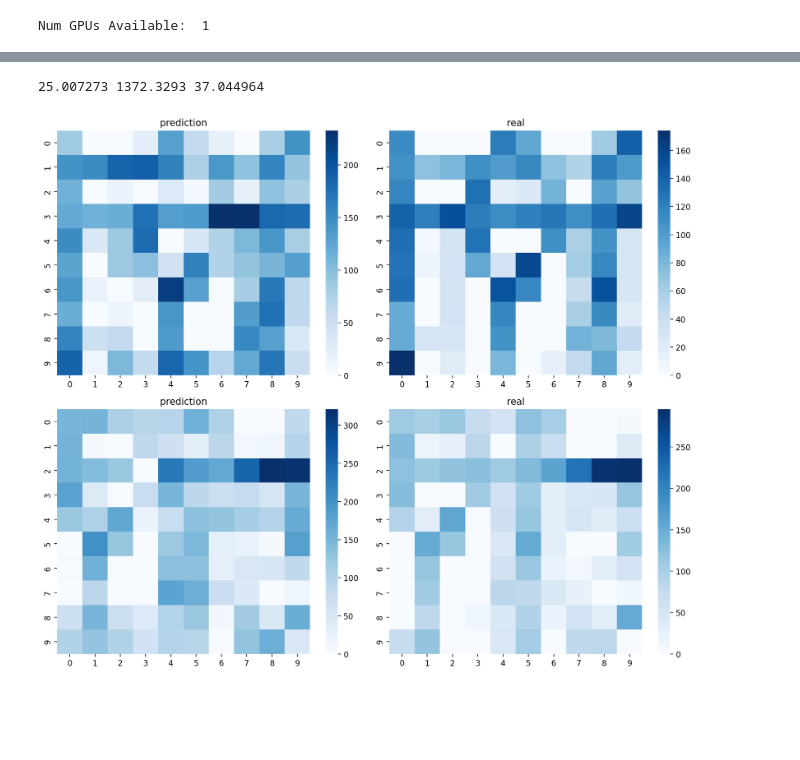
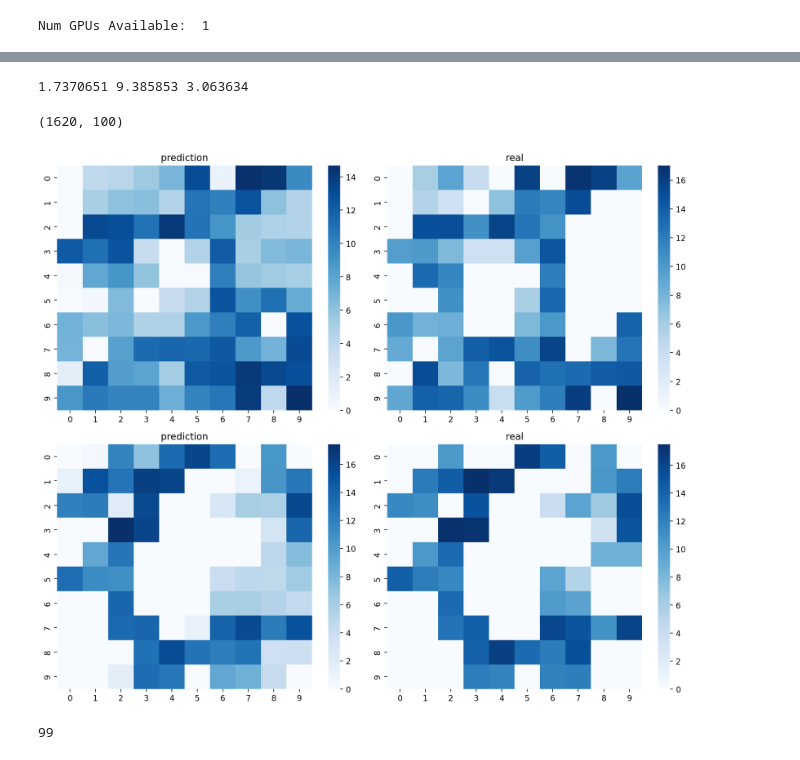
Before and after one commit to Maizehsu/PRP-2021-Summer, a Jupyter notebook: Code_lc/CNN&RNN/CNN_speed.ipynb, the cells around one changed output, grey strips where cells are left out. Saved outputs shown, nothing was run; the diff lists cells and outputs as text; code cells hidden in the pictures; blank space fills up the shorter version.

```diff
--- a/Code_lc/CNN&RNN/CNN_speed.ipynb
+++ b/Code_lc/CNN&RNN/CNN_speed.ipynb
@@ -8,9 +8,9 @@ data = pd.read_csv(DATASET_B_PATH_WIN).drop(['Unnamed: 0'], axis=1)
 # 设置需要处理的空间网格区间的边界
 # 范围不能太大，会超内存而无法运行
 
-ROW_LIM_DOWN = int(data_in.row_id.min())
-ROW_LIM_UP = int(data_in.row_id.max() - 80)
-COL_LIM_DOWN = int(data_in.col_id.min())
-COL_LIM_UP = int(data_in.col_id.max() - 80)
+ROW_LIM_DOWN = int(data.row_id.min())
+ROW_LIM_UP = int(data.row_id.max() - 110)
+COL_LIM_DOWN = int(data.col_id.min())
+COL_LIM_UP = int(data.col_id.max() - 110)
 print((ROW_LIM_DOWN, ROW_LIM_UP, COL_LIM_DOWN, COL_LIM_UP))
 # %% [output]
@@ -118,21 +141,19 @@ speed_pivot
 # %%
-import numpy as np
-
 # 数据增强
-def gen_movie(df, nrows=ceil(NROWS/2), ncols=ceil(NCOLS/2), ntime=30*TIME_UNIT, win_s=10, win_t=3):
-    n_i = nrows - win_s + 1   # 18
-    n_j = ncols - win_s + 1   # 25
+win_s = 10
+win_t = 3
+def gen_movie(df, nrows=ceil(NROWS/2), ncols=ceil(NCOLS/2), ntime=30*TIME_UNIT, win_s=win_s, win_t=win_t):  #注意：win_s必须得小于nrows,ncols!!!
+    n_i = nrows - win_s + 1
+    n_j = ncols - win_s + 1
     piece = []
-    for t in range(TIME_UNIT, ntime+1):
+    for t in range(3*TIME_UNIT - 1, ntime):   #第一天末尾的hourid索引实际上是TIME_UNIT - 1，而不是TIME_UNIT
         for i in range(n_i):
             for j in range(n_j):
                 # 周期特征
-                prd_piece = df[t - TIME_UNIT:t - TIME_UNIT + 1, i:i+win_s, j:j+win_s]
+                prd_piece = df[t-(3*TIME_UNIT - 1) : t - (TIME_UNIT - 1) + 1: TIME_UNIT, i:i+win_s, j:j+win_s]
                 # 邻近特征
-                nbr_piece = df[t-win_t:t, i:i+win_s, j:j+win_s]
+                nbr_piece = df[t-win_t:t+1, i:i+win_s, j:j+win_s]
                 piece.append(np.vstack([prd_piece, nbr_piece]))
     return np.stack(piece)
 
 movie = gen_movie(np.asarray(speed_pivot_np.reshape(30*TIME_UNIT, ceil(NROWS/2), ceil(NCOLS/2)), order='C'))
-np.save('data_x.npy', movie[:, :3])
-np.save('data_y.npy', movie[:, 3])
@@ -226,10 +258,11 @@ data_y = data_y.astype('float32')
 # %%
-N_SAMPLE_PER_HOUR = (ceil(NROWS/2) - 10 + 1) * (ceil(NCOLS/2) - 10 + 1) # 计算数据增强（裁剪）之后，一个hourid内的数据数量
+N_SAMPLE_PER_HOUR = (ceil(NROWS/2) - win_s + 1) * (ceil(NCOLS/2) - win_s + 1) # 计算数据增强（裁剪）之后，一个hourid内的数据数量
 N_SAMPLES_LAST_DAY = TIME_UNIT * N_SAMPLE_PER_HOUR #计算最后一天的样本（数据）量
 
+Max = max(data_x.max(), data_y.max())
 
-data_x /= 1404 # 归一化
-data_y /= 1404 # 归一化  #TODO:此处归一化的方法存疑
+data_x /= Max # 归一化
+data_y /= Max # 归一化  #TODO:此处归一化的方法存疑
 train_x, train_y = data_x[:-N_SAMPLES_LAST_DAY], data_y[:-N_SAMPLES_LAST_DAY] # 训练集
 test_x, test_y = data_x[-N_SAMPLES_LAST_DAY:], data_y[-N_SAMPLES_LAST_DAY:] # 测试集
 model = cnn_model(train_x.shape[1:])
@@ -238,7 +271,7 @@ model.compile(loss='mse',
               optimizer=opt,
               metrics=['mae', 'mse'])
 batch_size = 32 # 训练批次大小
-epochs = 30  # 训练轮数
+epochs = 50  # 训练轮数
 earlystop = tf.keras.callbacks.EarlyStopping(monitor='val_loss', patience=10) # 早停策略
 model.fit(train_x, train_y.reshape(-1, 100),
         batch_size=batch_size,
@@ -268,29 +301,33 @@ Epoch 30/30
 # %%
 # 计算误差
 predictions_test = model.predict(test_x, batch_size=512)
-mae_test = mean_absolute_error(predictions_test * 1404, test_y.reshape(-1, 100) * 1404)
-mse_test = mean_squared_error(predictions_test * 1404, test_y.reshape(-1, 100) * 1404)
+mae_test = mean_absolute_error(predictions_test * Max, test_y.reshape(-1, 100) * Max)
+mse_test = mean_squared_error(predictions_test * Max, test_y.reshape(-1, 100) * Max)
 print(mae_test, mse_test, np.sqrt(mse_test)) # 测试集误差
 # %% [output]
-25.007273 1372.3293 37.044964
+1.7370651 9.385853 3.063634
+# %%
+np.shape(predictions_test)
+# %% [output]
+(1620, 100)
 # %%
 # 预测结果可视化
 import matplotlib.pyplot as plt
 import seaborn as sns
 
 fig, ax = plt.subplots(2, 2, figsize=(12, 10), dpi=200)
 for idx, (axi, volframe) in enumerate(zip(ax.ravel(), [
-    predictions_test[56].reshape(10,-1),
-    test_y[56],
-    predictions_test[80].reshape(10,-1),
-    test_y[80],
+    predictions_test[35].reshape(10,-1),
+    test_y[35],
+    predictions_test[36].reshape(10,-1),
+    test_y[36],
 ])):
-    sns.heatmap(volframe * 1404, vmin=0, cmap='Blues', ax=axi)
+    sns.heatmap(volframe * Max, vmin=0, cmap='Blues', ax=axi)
     if idx % 2 == 0:
         axi.set_title('prediction')
     else:
         axi.set_title('real')
 plt.tight_layout()
 plt.show()
 # %% [output]
-[figure, old version]
+[figure, new version]
@@ -296,0 +357,4 @@ plt.show()
+# %%
+flattenIndex(10,10)
+# %% [output]
+99
```
Also changed, not shown: parts of 17 cells of this notebook.
